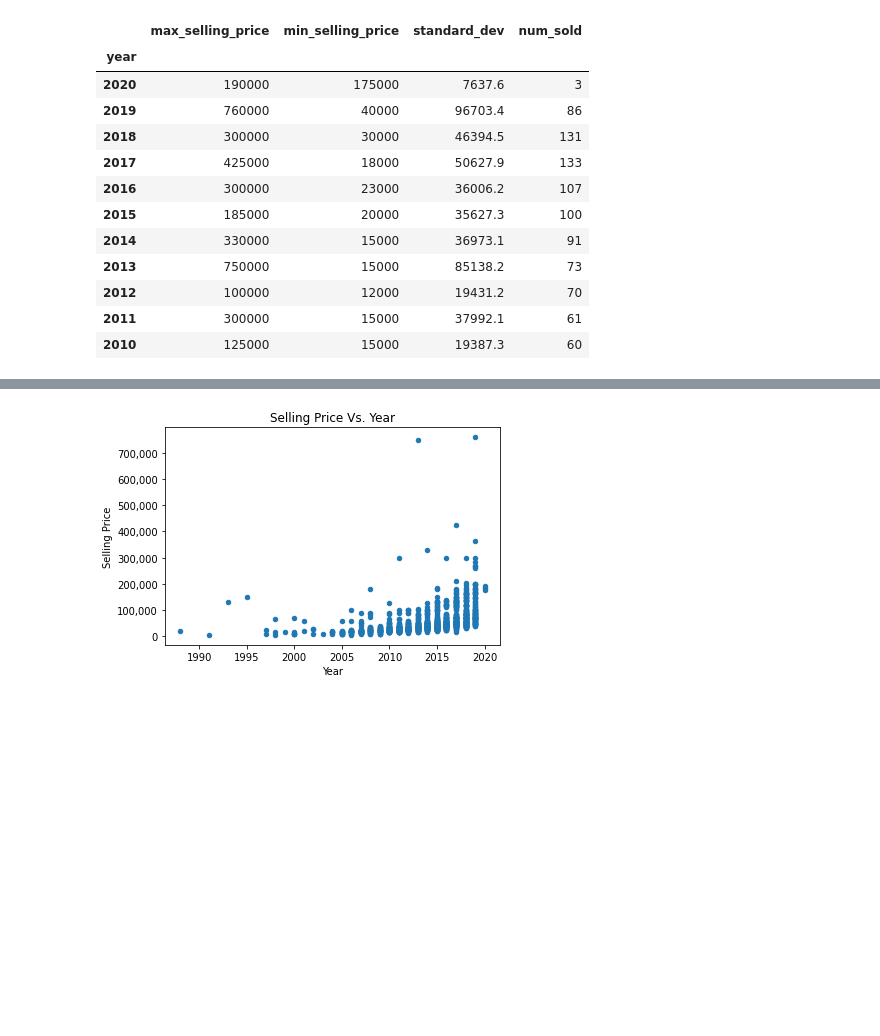
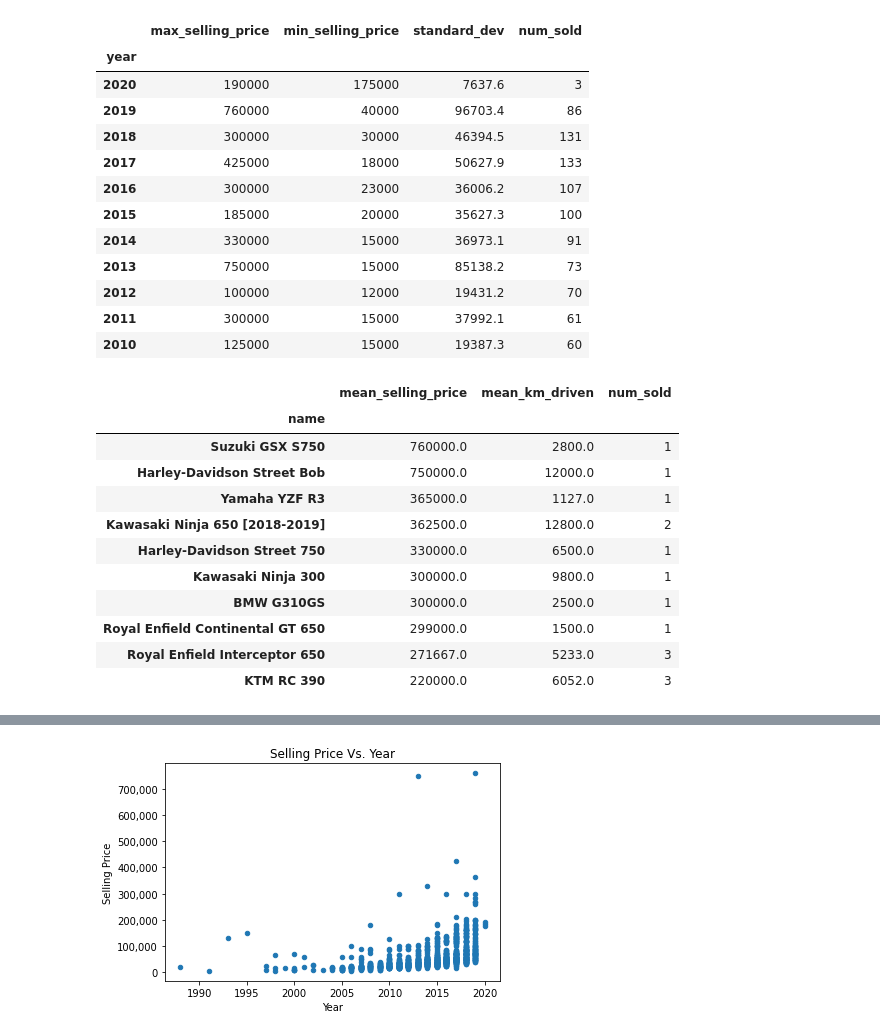
Before and after one commit to scimaksim/ST_590_Project1, a Jupyter notebook: Group_B_Project_1.ipynb, the cells around one changed output, grey strips where cells are left out. Saved outputs shown, nothing was run; the diff lists cells and outputs as text; code cells hidden in the pictures; blank space fills up the shorter version.

Commit message:
Added highest- and lowest-selling make/model information

```diff
--- a/Group_B_Project_1.ipynb
+++ b/Group_B_Project_1.ipynb
@@ -57,3 +57,34 @@ annual_num_summaries.sort_values(by="year", ascending=False).head(11).round(1)
 | 2012 | 100000 | 12000 | 19431.2 | 70 |
 | 2011 | 300000 | 15000 | 37992.1 | 61 |
 | 2010 | 125000 | 15000 | 19387.3 | 60 |
+# %%
+# Create average price and km summaries for motorcycles
+highest_lowest_selling = bike_data \
+.groupby("name") \
+.agg(
+    mean_selling_price = ("selling_price", np.mean),
+    mean_km_driven = ("km_driven", np.mean)
+)
+
+# Count number of sales for each make and model
+names_sold = bike_data \
+.groupby("name").count()
+
+# Merge number of sales into price and km data frame
+highest_lowest_selling["num_sold"] = names_sold["selling_price"]
+
+# Show top 10 highest-priced motorcyles
+highest_lowest_selling.sort_values(by="mean_selling_price", ascending=False).head(10).round(0)
+# %% [output]
+|  | mean_selling_price | mean_km_driven | num_sold |
+| name |  |  |  |
+| Suzuki GSX S750 | 760000.0 | 2800.0 | 1 |
+| Harley-Davidson Street Bob | 750000.0 | 12000.0 | 1 |
+| Yamaha YZF R3 | 365000.0 | 1127.0 | 1 |
+| Kawasaki Ninja 650 [2018-2019] | 362500.0 | 12800.0 | 2 |
+| Harley-Davidson Street 750 | 330000.0 | 6500.0 | 1 |
+| Kawasaki Ninja 300 | 300000.0 | 9800.0 | 1 |
+| BMW G310GS | 300000.0 | 2500.0 | 1 |
+| Royal Enfield Continental GT 650 | 299000.0 | 1500.0 | 1 |
+| Royal Enfield Interceptor 650 | 271667.0 | 5233.0 | 3 |
+| KTM RC 390 | 220000.0 | 6052.0 | 3 |
```
Also changed, not shown: parts of 1 cell of this notebook.
